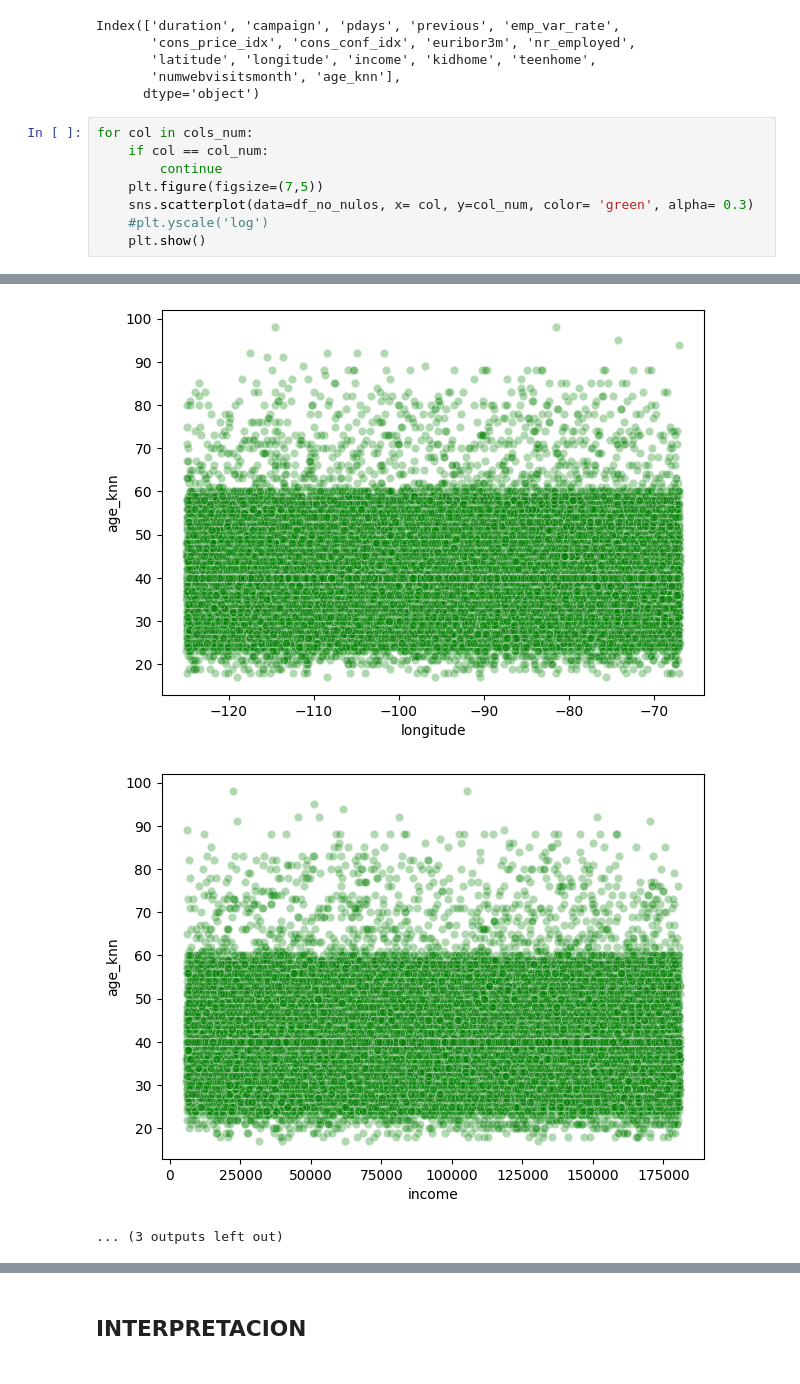
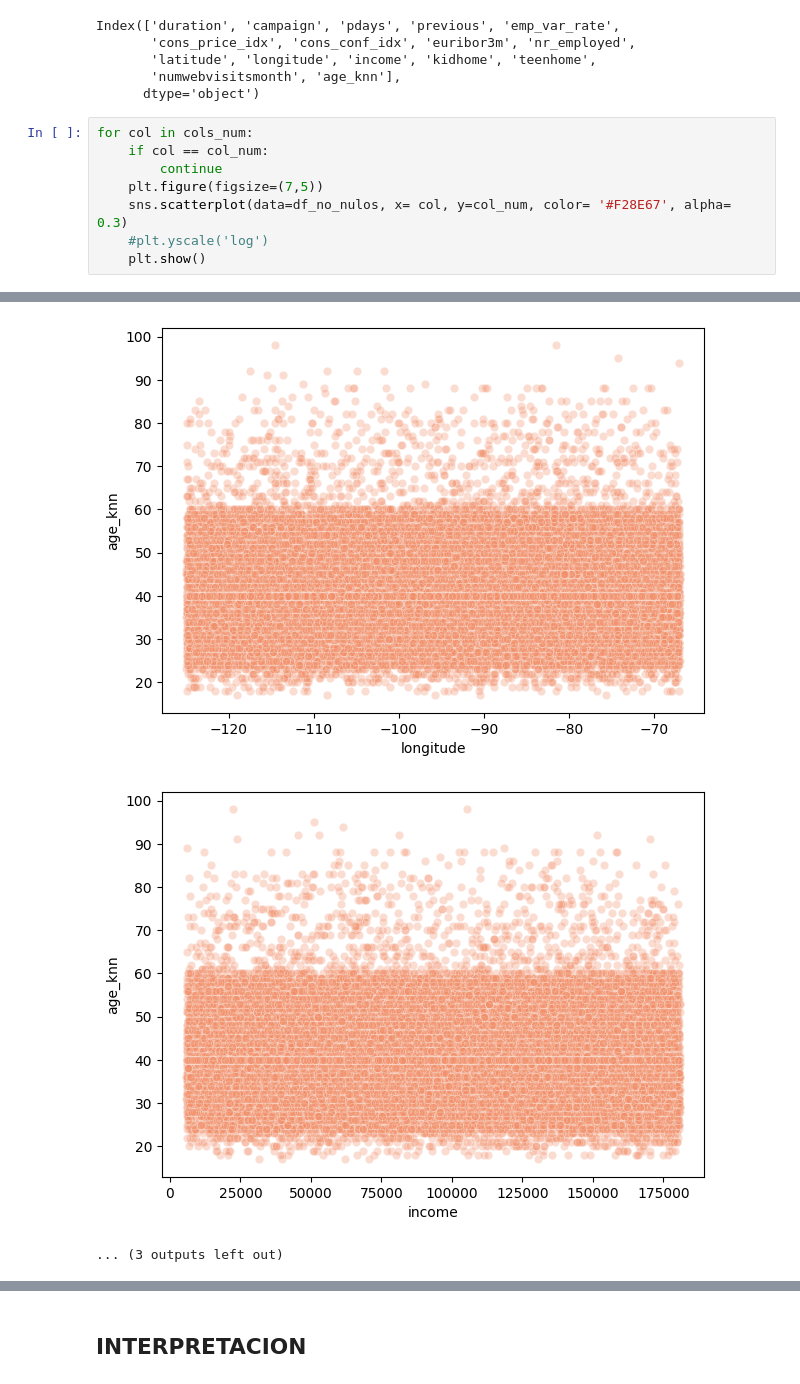
Before and after one commit to Vic-tor123/PROYECTO_MARKETING_EDA_PYTHON, a Jupyter notebook: notebooks/05.Analisis.ipynb, the cells around one changed output, grey strips where cells are left out. Drawn from its saved outputs; the diff is of its cells as text.

```diff
--- a/notebooks/05.Analisis.ipynb
+++ b/notebooks/05.Analisis.ipynb
@@ -255,7 +255,7 @@ for col in cols_num:
     if col == col_num:
         continue
     plt.figure(figsize=(7,5))
-    sns.scatterplot(data=df_no_nulos, x= col, y=col_num, color= 'green', alpha= 0.3)
+    sns.scatterplot(data=df_no_nulos, x= col, y=col_num, color= '#F28E67', alpha= 0.3)
     #plt.yscale('log')
     plt.show()
 # %% [output]
@@ -272,3 +272,3 @@ for col in cols_num:
-[figure, old version]
+[figure, new version]
-[figure, old version]
+[figure, new version]
 ... (3 outputs left out)
```
Also changed, not shown: parts of 9 cells of this notebook, 1 other file.
